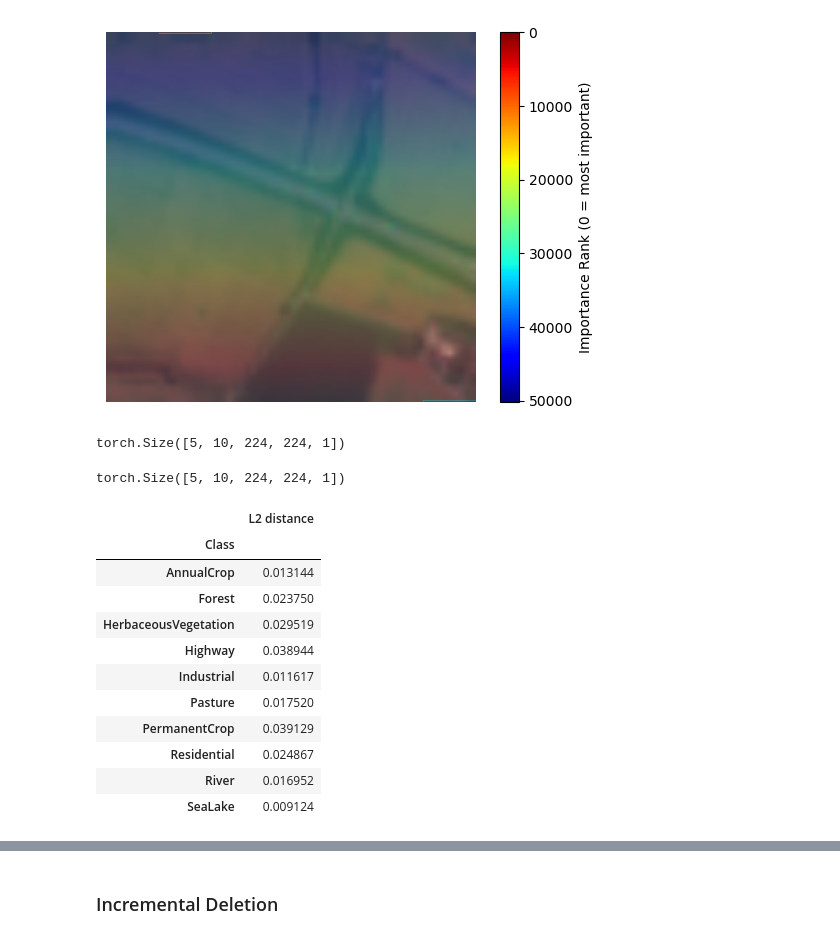
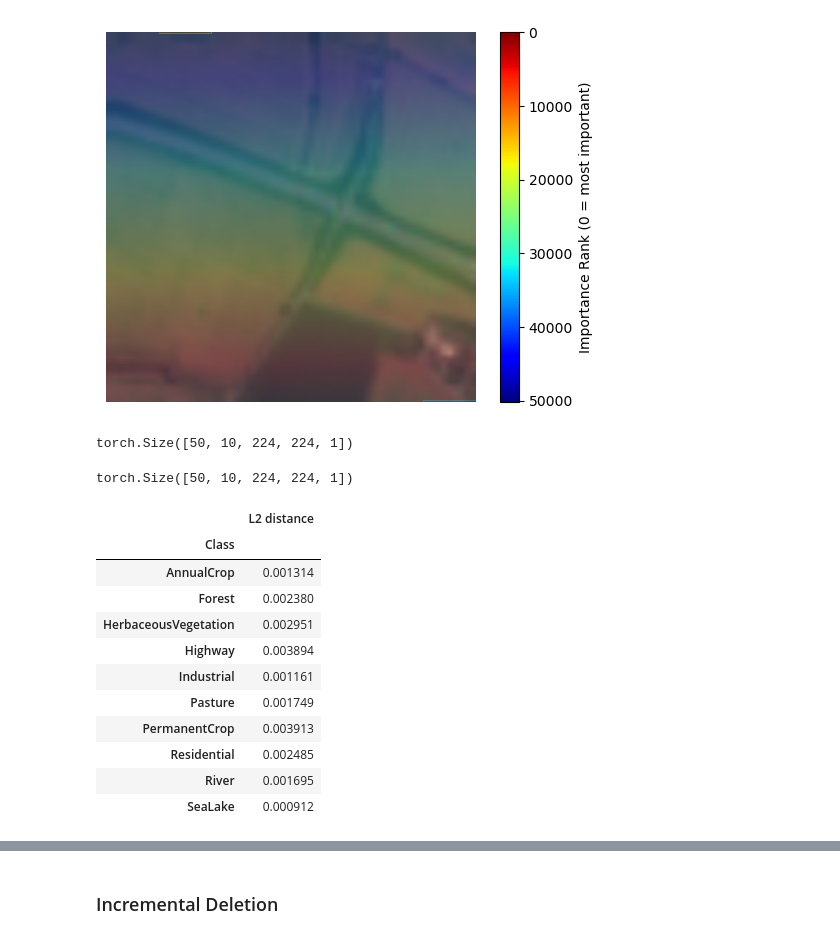
Before and after one commit to tameTNT/evaluating-xai-remote-sensing, a Jupyter notebook: explain_predictions/gradcam.ipynb, the cells around one changed output, grey strips where cells are left out. Drawn from its saved outputs; the diff is of its cells as text; code cells hidden in the pictures.

```diff
--- a/explain_predictions/gradcam.ipynb
+++ b/explain_predictions/gradcam.ipynb
@@ -95,8 +95,9 @@ if check_acc:
 # %% [markdown]
 ### Select images to explain
 # %%
-idxs_to_explain = np_rng.integers(0, len(eurosat_val_ds), 5)
+num_imgs_to_sample = 50
+idxs_to_explain = np_rng.integers(0, len(eurosat_val_ds), num_imgs_to_sample)
 imgs_to_explain = torch.stack([eurosat_val_ds[i]["image"] for i in idxs_to_explain]).to(device)
 true_labels = [eurosat_val_ds[i]["label"] for i in idxs_to_explain]
 helpers.plotting.show_image(
-    einops.rearrange(imgs_to_explain, "(b1 b2) c h w -> c (b1 h) (b2 w)", b2=len(idxs_to_explain)))
+    einops.rearrange(imgs_to_explain[:5], "(b1 b2) c h w -> c (b1 h) (b2 w)", b2=5))
@@ -160,40 +171,41 @@ helpers.plotting.visualise_importance(imgs_to_explain[i], ranked_random_cam[i])
 # %%
 cam_outputs = torch.zeros((len(imgs_to_explain), num_eurosat_classes, *imgs_to_explain.shape[2:], 1))
 
-for i in range(num_eurosat_classes):
-    cam_outputs[:, i] = torch.from_numpy(gradcam_explainer(
+for c in range(num_eurosat_classes):
+    cam_outputs[:, c] = torch.from_numpy(gradcam_explainer(
         input_tensor=imgs_to_explain,
         aug_smooth=False, eigen_smooth=False,
-        targets=[ClassifierOutputTarget(i)]  # since the randomised model isn't going to be accurate
+        targets=[ClassifierOutputTarget(c)]  # since the randomised model isn't going to be accurate
     )).unsqueeze(-1)
 cam_outputs.size()
 # %% [output]
-torch.Size([5, 10, 224, 224, 1])
+torch.Size([50, 10, 224, 224, 1])
 # %%
 random_cam_outputs = torch.zeros((len(imgs_to_explain), num_eurosat_classes, *imgs_to_explain.shape[2:], 1))
 
-for i in range(num_eurosat_classes):
-    random_cam_outputs[:, i] = torch.from_numpy(gradcam_random_explainer(
+for c in range(num_eurosat_classes):
+    random_cam_outputs[:, c] = torch.from_numpy(gradcam_random_explainer(
         input_tensor=imgs_to_explain,
         aug_smooth=False, eigen_smooth=False,
-        targets=[ClassifierOutputTarget(i)]  # since the randomised model isn't going to be accurate
+        targets=[ClassifierOutputTarget(c)]  # since the randomised model isn't going to be accurate
     )).unsqueeze(-1)
 random_cam_outputs.size()
 # %% [output]
-torch.Size([5, 10, 224, 224, 1])
+torch.Size([50, 10, 224, 224, 1])
 # %%
-helpers.evaluate_xai.make_l2_distance_per_label_df(eurosat_val_ds.classes, cam_outputs.numpy(),
-                                                   random_cam_outputs.numpy(), normalise=True)
+l2_df = helpers.evaluate_xai.make_l2_distance_per_label_df(eurosat_val_ds.classes, cam_outputs.numpy(),
+                                                           random_cam_outputs.numpy(), normalise=True)
+l2_df
 # %% [output]
 |  | L2 distance |
 | Class |  |
-| AnnualCrop | 0.013144 |
-| Forest | 0.023750 |
-| HerbaceousVegetation | 0.029519 |
-| Highway | 0.038944 |
-| Industrial | 0.011617 |
-| Pasture | 0.017520 |
-| PermanentCrop | 0.039129 |
-| Residential | 0.024867 |
-| River | 0.016952 |
-| SeaLake | 0.009124 |
+| AnnualCrop | 0.001314 |
+| Forest | 0.002380 |
+| HerbaceousVegetation | 0.002951 |
+| Highway | 0.003894 |
+| Industrial | 0.001161 |
+| Pasture | 0.001749 |
+| PermanentCrop | 0.003913 |
+| Residential | 0.002485 |
+| River | 0.001695 |
+| SeaLake | 0.000912 |
```
Also changed, not shown: parts of 10 cells of this notebook, 1 other file.
